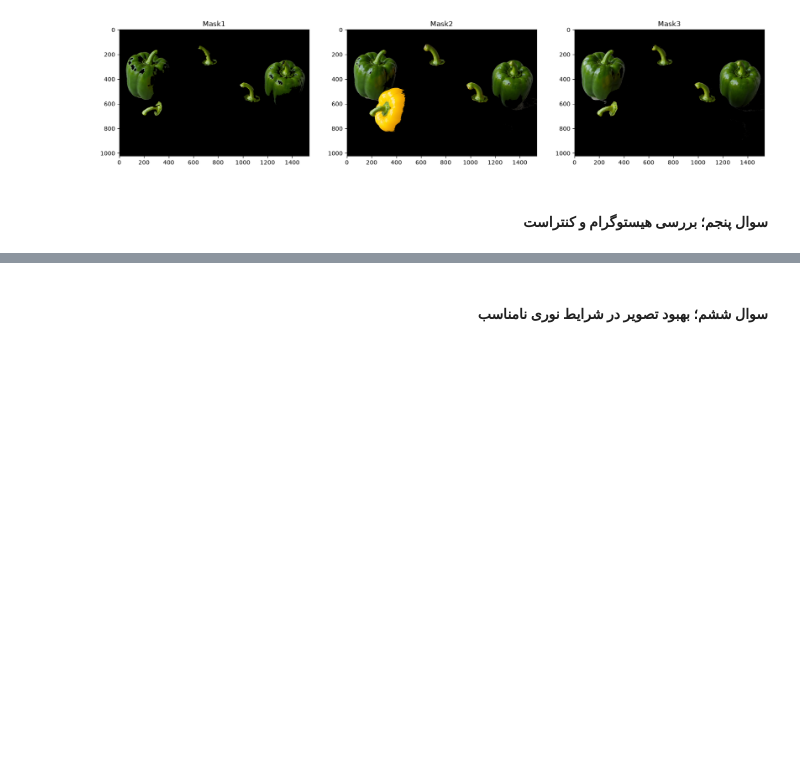
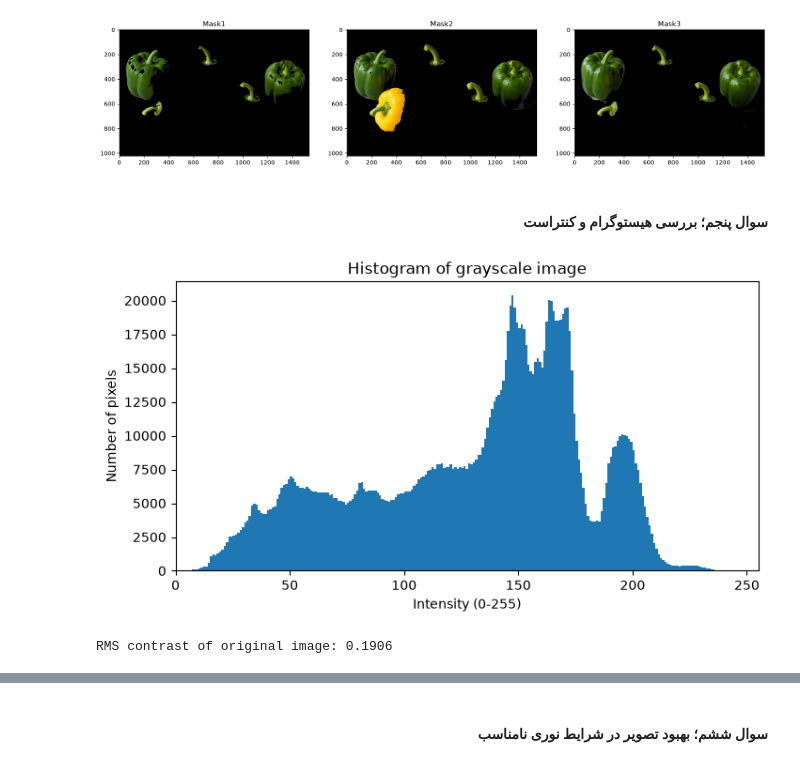
Before and after one commit to kshvri/CV-HW1, a Jupyter notebook: Part1.ipynb, the cells around one changed output, grey strips where cells are left out. Drawn from its saved outputs; the diff is of its cells as text; code cells hidden in the pictures; blank space fills up the shorter version.

```diff
--- a/Part1.ipynb
+++ b/Part1.ipynb
@@ -199,3 +199,22 @@ plt.subplot(133); plt.imshow(result_3); plt.title("Mask3");
 [figure]
 # %% [markdown]
 #### <div style="direction:rtl;text-align:right"> سوال پنجم؛ بررسی هیستوگرام و کنتراست </div>
+# %%
+plt.figure(figsize=(8, 4))
+plt.hist(gray.ravel(), bins=256, range=(0, 256))
+plt.title("Histogram of grayscale image")
+plt.xlabel("Intensity (0-255)")
+plt.ylabel("Number of pixels")
+plt.xlim(0, 255)
+plt.show()
+# %% [output]
+[figure, added]
+# %%
+def rms_contrast(image):
+    """RMS contrast = sqrt(mean((I - mean(I))^2)) روی شدت‌های نرمال‌شده در بازه 0 تا 1"""
+    I = image.astype(np.float32) / 255.0
+    return np.sqrt(np.mean((I - I.mean()) ** 2))
+
+print(f"RMS contrast of original image: {rms_contrast(gray):.4f}")
+# %% [output]
+RMS contrast of original image: 0.1906
```
Also changed, not shown: parts of 4 cells of this notebook, 1 other file.
